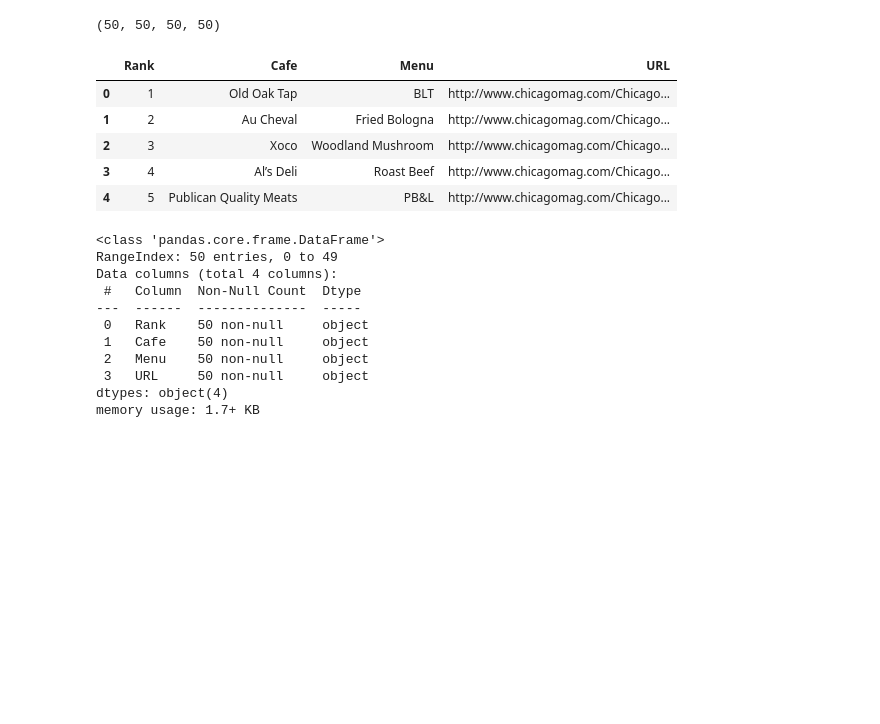
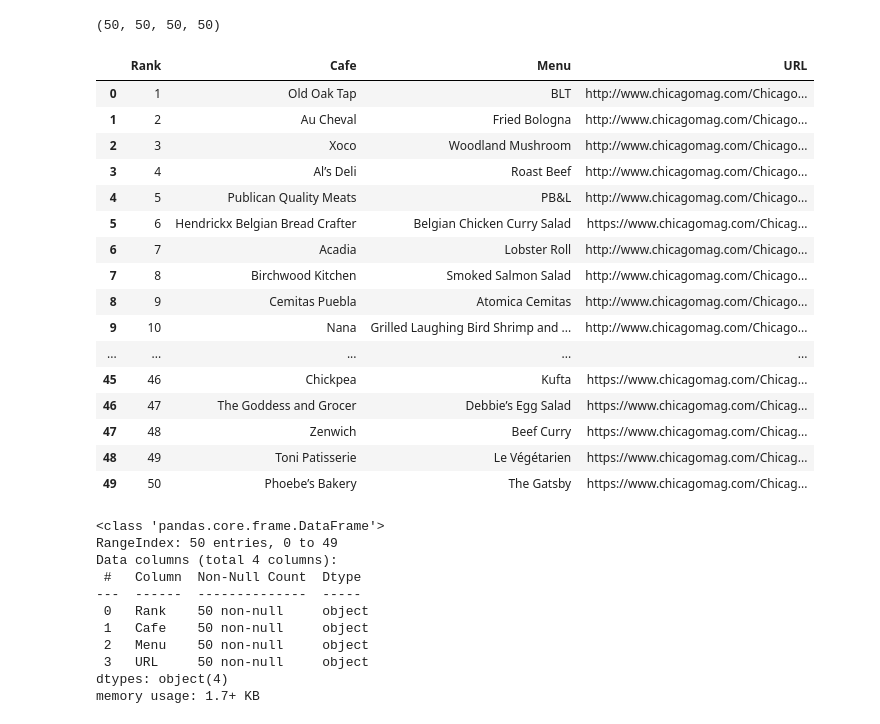
Before and after one commit to kimjjing1004/Jupyter_Notebook_Anaconda, a Jupyter notebook: Web Scraping.ipynb, the cells around one changed output. Saved outputs shown, nothing was run; the diff lists cells and outputs as text; code cells hidden in the pictures; blank space fills up the shorter version.

```diff
--- a/Web Scraping.ipynb
+++ b/Web Scraping.ipynb
@@ -9,5 +13,3 @@ html = urlopen(req)
-# %%
-soup = BeautifulSoup(html, 'html.parser')
 # %%
 soup
 # %% [output]
@@ -104,19 +96,28 @@ main_menu = []
 cafe_name = []
 url_add = []
 
+
+ranks = soup.find_all("div", {"class": "sammyRank"})
+
+informations = soup.find_all("div", {"class": "sammyListing"})
+
+rank_length = 50
+
+for number in ranks:
+    rank.append(number.get_text())
+
+# print(rank)
+
 url_base = 'http://www.chicagomag.com'
 
-list_soup = soup.find_all('div', 'sammy')
 
-for item in list_soup:
-    rank.append(item.find(class_='sammyRank').get_text())
-    tmp_string = item.find(class_='sammyListing').get_text()
+for information in informations:
+    cafe_name.append(re.split(('\n|\r\n'),information.get_text())[1])
+    main_menu.append(re.split(('\n|\r\n'),information.get_text())[0])
 
-    main_menu.append(re.split(('\n|\r\n'), tmp_string)[0])
-    cafe_name.append(re.split(('\n|\r\n'), tmp_string)[1])
+    url_add.append(urljoin(url_base,information.find('a')['href']))
 
-    url_add.append(urljoin(url_base, item.find('a')['href']))
-
-for i in range(len(rank)):
-    print(rank[i], main_menu[i], cafe_name[i], url_add[i])
+# print(url_add)
+for i in range(len(ranks)):
+    print('%2s위:    cafe : {%s}   menu : {%s}    url : %s'%(rank[i], cafe_name[i], main_menu[i], url_add[i]))
 # %% [output]
@@ -146,14 +145,31 @@ import pandas as pd
 # %%
-data = {'Rank':rank, 'Cafe':cafe_name, 'Menu':main_menu, 'URL':url_add}
+import pandas as pd
+data = {'Rank': rank,
+            'Cafe': cafe_name,
+            'Menu': main_menu,
+            'URL': url_add}
+
 df = pd.DataFrame(data)
-df.head()
+
+df
 # %% [output]
 |  | Rank | Cafe | Menu | URL |
 | 0 | 1 | Old Oak Tap | BLT | http://www.chicagomag.com/Chicago... |
 | 1 | 2 | Au Cheval | Fried Bologna | http://www.chicagomag.com/Chicago... |
 | 2 | 3 | Xoco | Woodland Mushroom | http://www.chicagomag.com/Chicago... |
 | 3 | 4 | Al’s Deli | Roast Beef | http://www.chicagomag.com/Chicago... |
 | 4 | 5 | Publican Quality Meats | PB&L | http://www.chicagomag.com/Chicago... |
+| 5 | 6 | Hendrickx Belgian Bread Crafter | Belgian Chicken Curry Salad | https://www.chicagomag.com/Chicag... |
+| 6 | 7 | Acadia | Lobster Roll | http://www.chicagomag.com/Chicago... |
+| 7 | 8 | Birchwood Kitchen | Smoked Salmon Salad | http://www.chicagomag.com/Chicago... |
+| 8 | 9 | Cemitas Puebla | Atomica Cemitas | http://www.chicagomag.com/Chicago... |
+| 9 | 10 | Nana | Grilled Laughing Bird Shrimp and ... | http://www.chicagomag.com/Chicago... |
+| ... | ... | ... | ... | ... |
+| 45 | 46 | Chickpea | Kufta | https://www.chicagomag.com/Chicag... |
+| 46 | 47 | The Goddess and Grocer | Debbie’s Egg Salad | https://www.chicagomag.com/Chicag... |
+| 47 | 48 | Zenwich | Beef Curry | https://www.chicagomag.com/Chicag... |
+| 48 | 49 | Toni Patisserie | Le Végétarien | https://www.chicagomag.com/Chicag... |
+| 49 | 50 | Phoebe’s Bakery | The Gatsby | https://www.chicagomag.com/Chicag... |
 # %%
 df.info()
 # %% [output]
```
Also changed, not shown: parts of 49 cells of this notebook, 1 other file.
